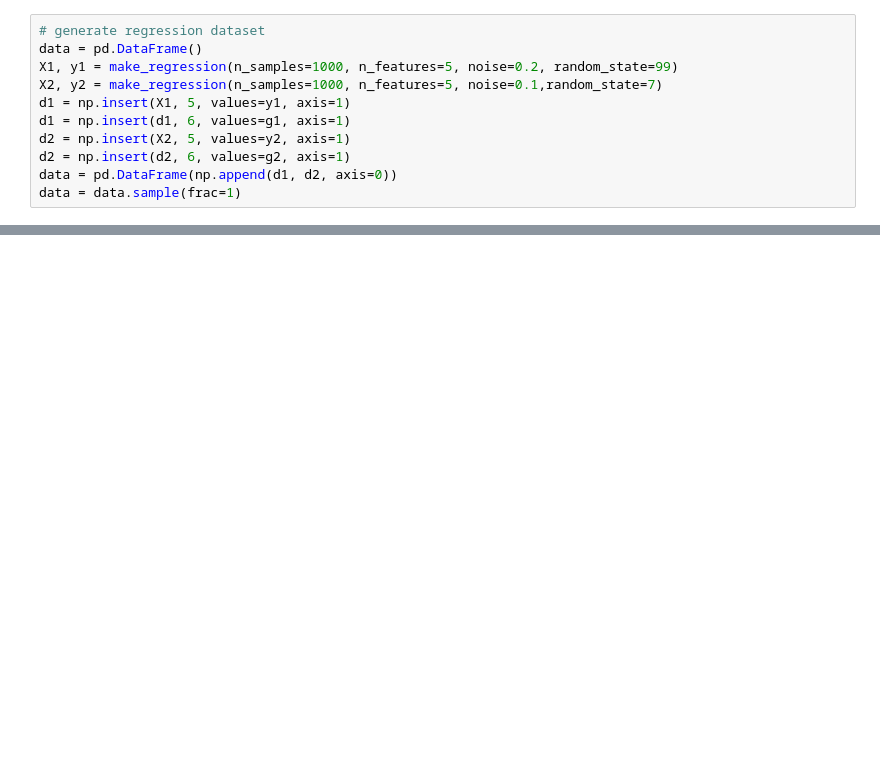
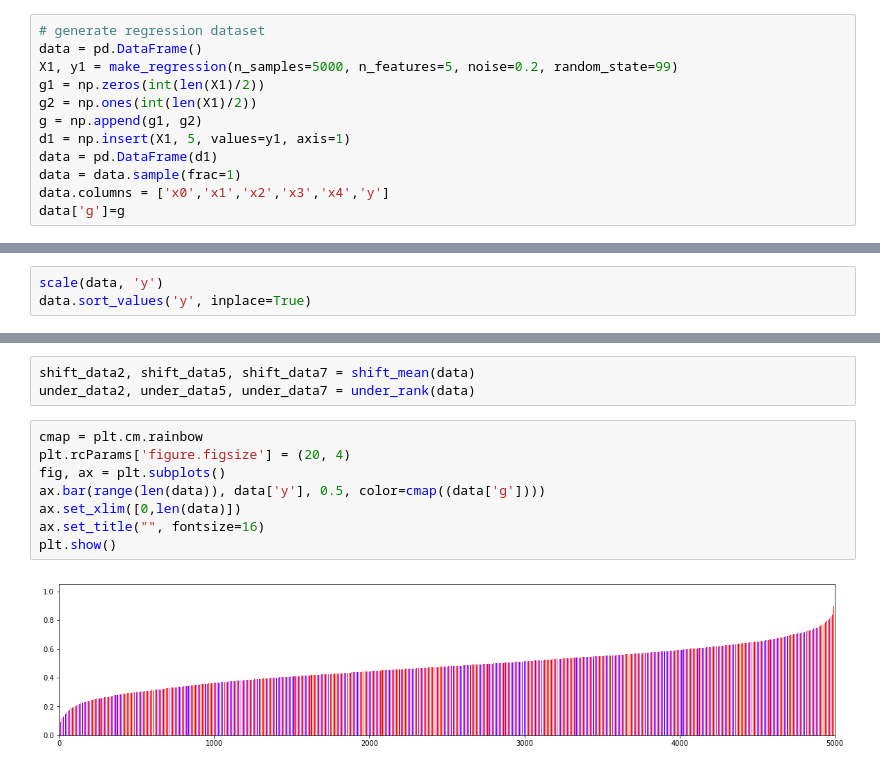
Before and after one commit to caitlinkuhlman/fair_ranking, a Jupyter notebook: Synthetic_Data.ipynb, the cells around one changed output, grey strips where cells are left out. Drawn from its saved outputs; the diff is of its cells as text; blank space fills up the shorter version.

Commit message:
analysis of synth data

```diff
--- a/Synthetic_Data.ipynb
+++ b/Synthetic_Data.ipynb
@@ -16,11 +9,12 @@ np.shape(y1)
 # %%
 # generate regression dataset
 data = pd.DataFrame()
-X1, y1 = make_regression(n_samples=1000, n_features=5, noise=0.2, random_state=99)
-X2, y2 = make_regression(n_samples=1000, n_features=5, noise=0.1,random_state=7)
+X1, y1 = make_regression(n_samples=5000, n_features=5, noise=0.2, random_state=99)
+g1 = np.zeros(int(len(X1)/2))
+g2 = np.ones(int(len(X1)/2))
+g = np.append(g1, g2)
 d1 = np.insert(X1, 5, values=y1, axis=1)
-d1 = np.insert(d1, 6, values=g1, axis=1)
-d2 = np.insert(X2, 5, values=y2, axis=1)
-d2 = np.insert(d2, 6, values=g2, axis=1)
-data = pd.DataFrame(np.append(d1, d2, axis=0))
+data = pd.DataFrame(d1)
 data = data.sample(frac=1)
+data.columns = ['x0','x1','x2','x3','x4','y']
+data['g']=g
@@ -102,0 +33,3 @@ TypeError: scatter() missing 2 required positional arguments: 'x' and 'y'
+# %%
+scale(data, 'y')
+data.sort_values('y', inplace=True)
@@ -102,0 +98,13 @@ TypeError: scatter() missing 2 required positional arguments: 'x' and 'y'
+# %%
+shift_data2, shift_data5, shift_data7 = shift_mean(data)
+under_data2, under_data5, under_data7 = under_rank(data)
+# %%
+cmap = plt.cm.rainbow
+plt.rcParams['figure.figsize'] = (20, 4)
+fig, ax = plt.subplots()
+ax.bar(range(len(data)), data['y'], 0.5, color=cmap((data['g'])))
+ax.set_xlim([0,len(data)])
+ax.set_title("", fontsize=16)
+plt.show()
+# %% [output]
+[figure, added]
```
Also changed, not shown: parts of 30 cells of this notebook, 1 other file.
